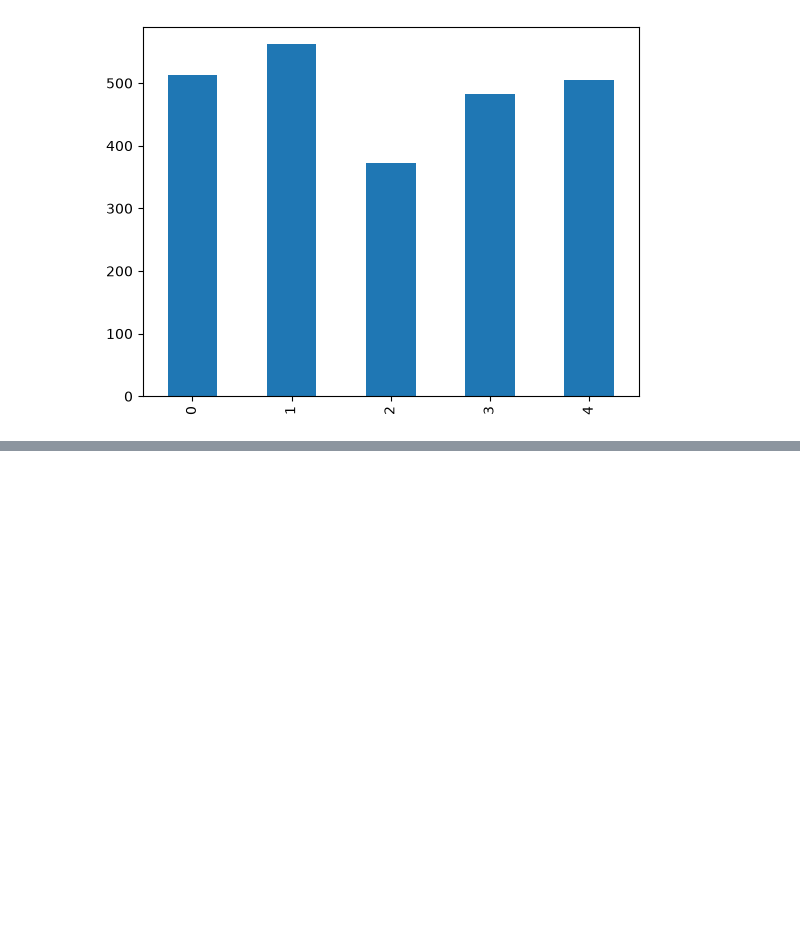
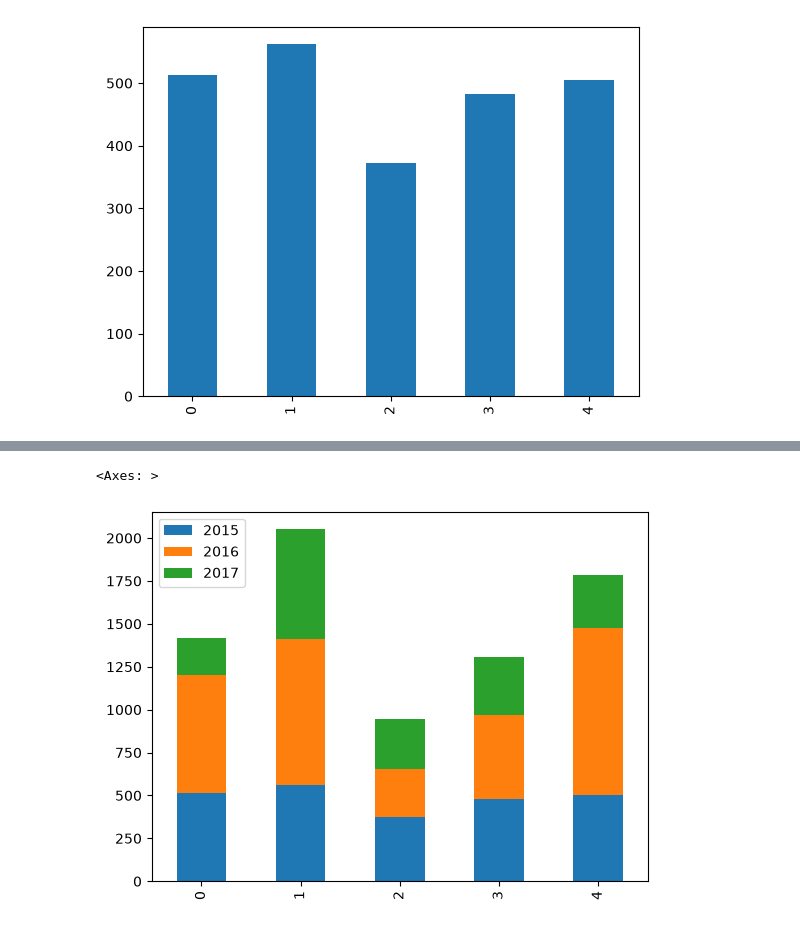
Before and after one commit to manishkumarmj/100_days_ml, a Jupyter notebook: Data visualization_Web_dev/matplotlib/Session_24_adv_matplotlib/self._24.ipynb, the cells around one changed output, grey strips where cells are left out. Saved outputs shown, nothing was run; the diff lists cells and outputs as text; code cells hidden in the pictures; blank space fills up the shorter version.

```diff
--- a/Data visualization_Web_dev/matplotlib/Session_24_adv_matplotlib/self._24.ipynb
+++ b/Data visualization_Web_dev/matplotlib/Session_24_adv_matplotlib/self._24.ipynb
@@ -426,0 +443,6 @@ temp['2015'].plot(kind='bar')
+# %%
+# stacked bar chart
+temp.plot(kind='bar',stacked=True)
+# %% [output]
+<Axes: >
+[figure, added]
```
Also changed, not shown: parts of 16 cells of this notebook, 6 other files.
